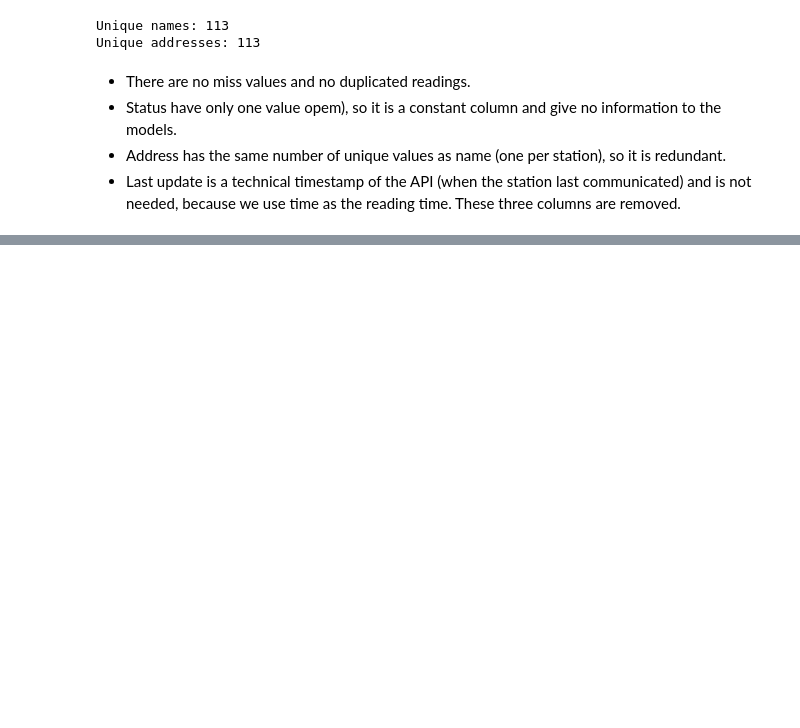
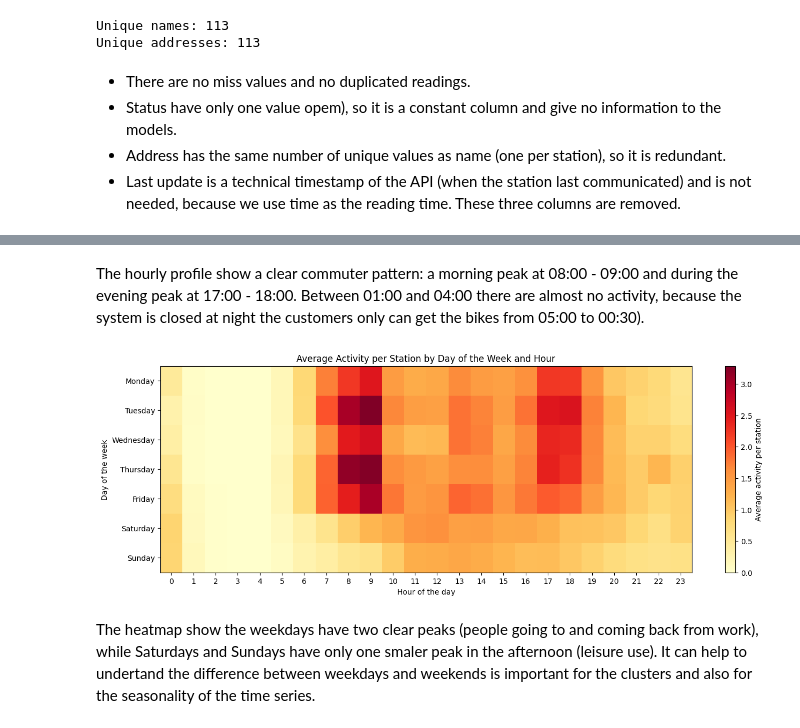
Before and after one commit to pericles-1995/CA1-2026193, a Jupyter notebook: CA1_Machine_Learning.ipynb, the cells around one changed output, grey strips where cells are left out. Cells and saved outputs as stored; diff of their text form; code cells hidden in the pictures; blank space fills up the shorter version.

```diff
--- a/CA1_Machine_Learning.ipynb
+++ b/CA1_Machine_Learning.ipynb
@@ -170,0 +295,22 @@ df.head()
+# %% [markdown]
+The hourly profile show a clear commuter pattern: a morning peak at 08:00 - 09:00 and during the evening peak at 17:00 - 18:00. Between 01:00 and 04:00 there are almost no activity, because the system is closed at night the customers only can get the bikes from 05:00 to 00:30).
+# %%
+# Order of the days of the week
+day_order = ['Monday', 'Tuesday', 'Wednesday', 'Thursday', 'Friday', 'Saturday', 'Sunday']
+
+heatmap_data = df.pivot_table(index = 'DAY_NAME', columns = 'HOUR', values = 'ACTIVITY', aggfunc = 'mean').reindex(day_order)
+
+# Plot the heatmap
+plt.figure(figsize = (16, 5))
+plt.imshow(heatmap_data.values, cmap = 'YlOrRd', aspect = 'auto')
+plt.colorbar(label = 'Average activity per station')
+plt.xticks(range(24), heatmap_data.columns)
+plt.yticks(range(7), heatmap_data.index)
+plt.title('Average Activity per Station by Day of the Week and Hour')
+plt.xlabel('Hour of the day')
+plt.ylabel('Day of the week')
+plt.show()
+# %% [output]
+[figure, added]
+# %% [markdown]
+The heatmap show the weekdays have two clear peaks (people going to and coming back from work), while Saturdays and Sundays have only one smaler peak in the afternoon (leisure use). It can help to undertand the  difference between weekdays and weekends is important for the clusters and also for the seasonality of the time series.
```
Also changed, not shown: parts of 37 cells of this notebook.
